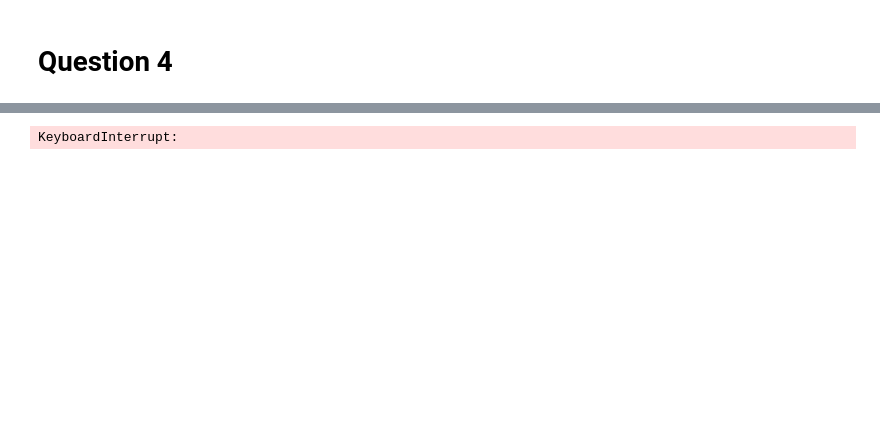
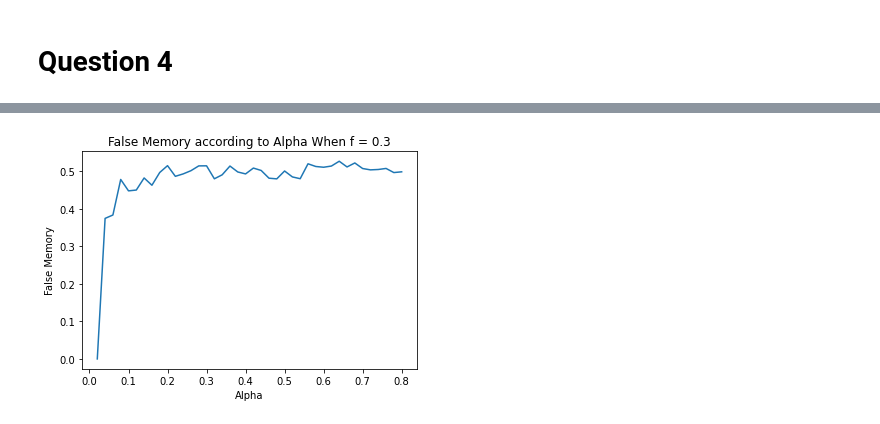
Before and after one commit to nadavWeisler/ComputationAndCognition, a Jupyter notebook: ex2/main.ipynb, the cells around one changed output, grey strips where cells are left out. Cells and saved outputs as stored; diff of their text form; code cells hidden in the pictures; blank space fills up the shorter version.

```diff
--- a/ex2/main.ipynb
+++ b/ex2/main.ipynb
@@ -106,9 +90,14 @@ plt.show()
+# %%
+df_03['error'] = df_03.apply(lambda row:
+                               experiment(0.3, row['alpha']),
+                               axis=1)
+# %%
+df_mean_results_03 = df_03.groupby(by="alpha").mean()
 # %%
-plt.plot(experiment(0.1), A)
-
-plt.title("False Memory according to Alpha")
-plt.xlabel("alpha")
-plt.ylabel("percentage")
+plt.plot(df_mean_results_03)
+plt.title("False Memory according to Alpha When f = 0.3")
+plt.xlabel("Alpha")
+plt.ylabel("False Memory")
 plt.show()
 # %% [output]
-KeyboardInterrupt:
+[figure, added]
```
Also changed, not shown: parts of 17 cells of this notebook.
